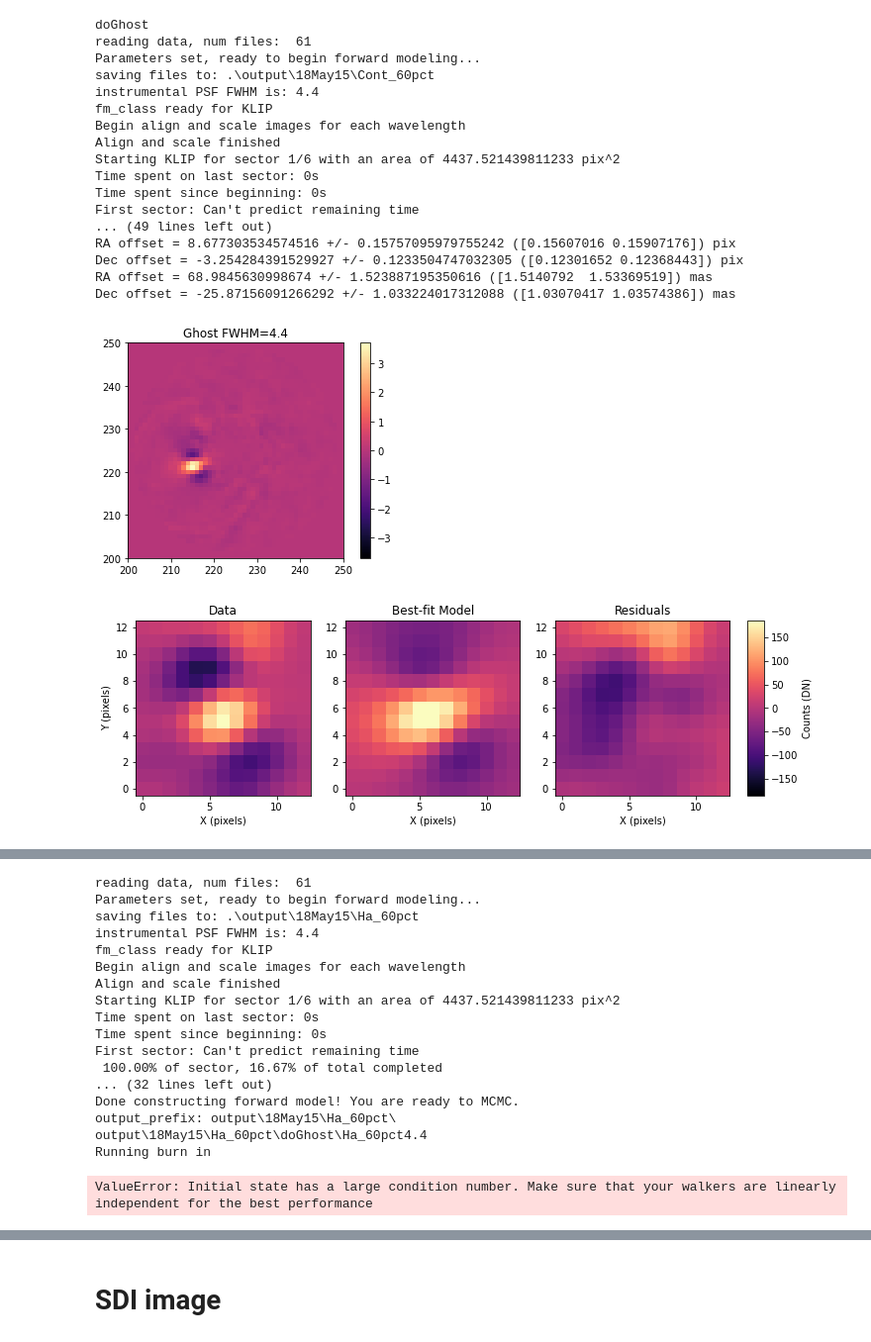
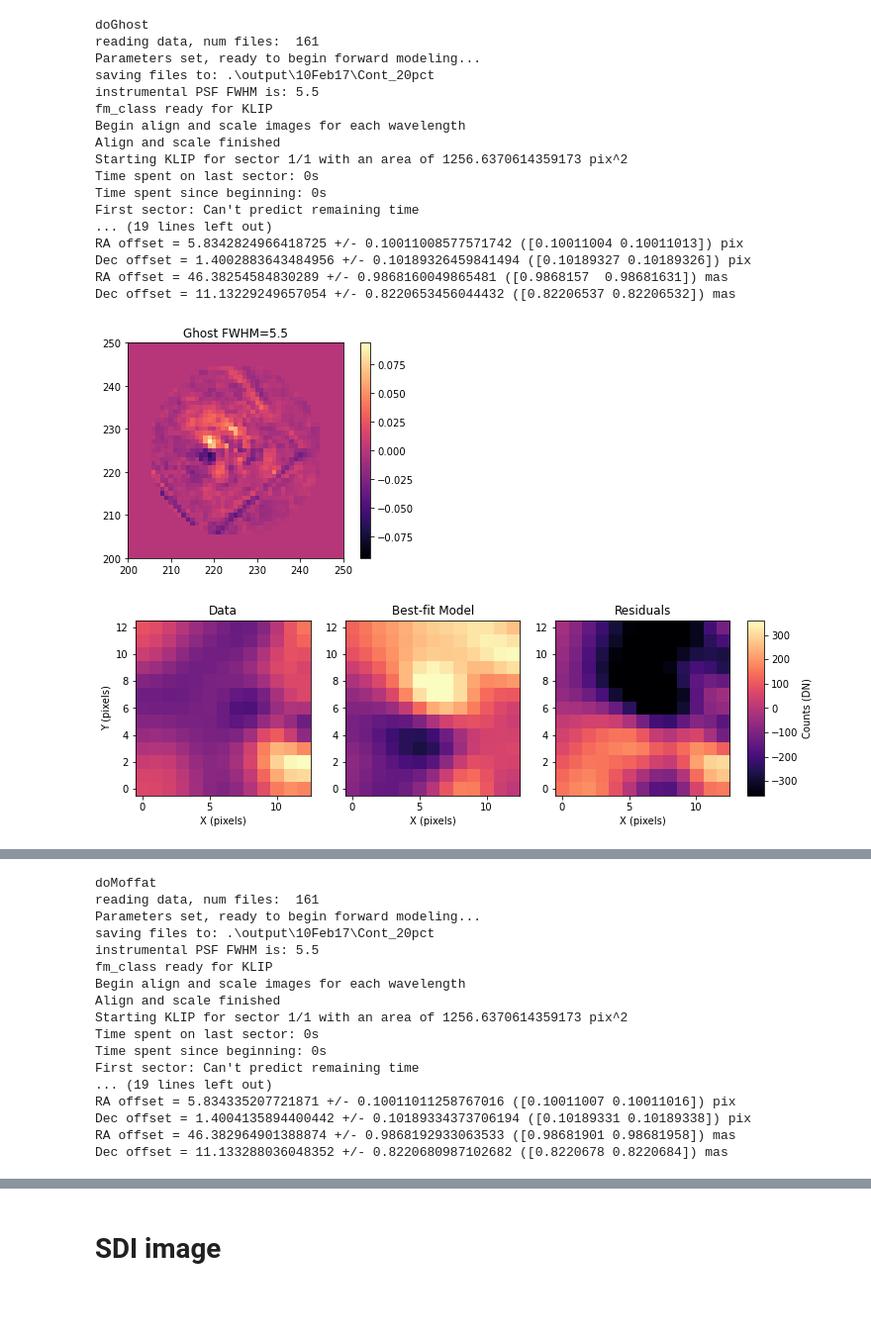
Before and after one commit to wbalmer/diskShapers, a Jupyter notebook: forwardModel/fm_solution.ipynb, the cells around one changed output, grey strips where cells are left out. Shown: that part at 99% size. Drawn from its saved outputs; the diff is of its cells as text; code cells hidden in the pictures; blank space fills up the shorter version.

```diff
--- a/forwardModel/fm_solution.ipynb
+++ b/forwardModel/fm_solution.ipynb
@@ -42,14 +42,14 @@ pa_offset=-0.497
 pa_uncertainty=0.192
 # %%
 # loop inputs
-date = '18May15'  # str(input('enter date in format ##Month##: '))
-fwhm = 4.4  # float(input('enter dataset fwhm: '))
+date = '10Feb17'  # str(input('enter date in format ##Month##: '))
+fwhm = 5.5  # float(input('enter dataset fwhm: '))
 ann1 = 0  # int(input('enter IWA: '))
-ann2 = 24  # int(input('enter OWA: '))
-sep = 10  # int(input('enter sep: '))
-pa = 110  # int(input('enter pa: '))
+ann2 = 20  # int(input('enter OWA: '))
+sep = 6  # int(input('enter sep: '))
+pa = 77  # int(input('enter pa: '))
 
-prefixes = ['Cont_60pct', 'Ha_60pct']#
+prefixes = ['Cont_20pct']#, 'Ha_20pct']#
 psfplans = [['doGhost', fwhm], ['doMoffat', fwhm],
             ['doGaussian', fwhm]]#, ['doGs', fwhm]]
 residuals = []
@@ -149,9 +147,9 @@ for instpsf in psfplans:
     KLmode = 50
     numbasis = KLmode
     contrast = 1e-2
-    an = 6#[ann1, ann2]
+    an = [ann1, ann2]
     an2 = [ann1, ann2]
-    move = 1
+    move = 2
     scale = 1
     smooth = 1
 
@@ -215,7 +213,7 @@ for instpsf in psfplans:
         # set some boundaries for your MCMC
         x_range = 2.5  # in pixels, anywhere from 1.5-5 is reasonable
         y_range = 2.5  # same as x
-        flux_range = [10,100] # flux can vary by an order of magnitude
+        flux_range = [10,1000] # flux can vary by an order of magnitude
         corr_len_range = 3  # between 0.3 and 30
 
         # and finally some parameters for the MCMC run
@@ -267,41 +265,41 @@ for instpsf in psfplans:
         # set bounds based on given boundaries
         fma.set_bounds(x_range, y_range, flux_range, [corr_len_range])
 
         t0 = time.time()
 
         # run MCMC fit
         fma.fit_astrometry(nwalkers=nwalkers, nburn=nburn, nsteps=nsteps, numthreads=cores, chain_output=pklout)
 
         t1 = time.time()
         print("time taken: ", str(np.round(t1-t0)), " seconds")
 
         fma.propogate_errs(star_center_err=0.1, platescale=platescale, platescale_err=platescale_err, pa_offset=pa_offset, pa_uncertainty=pa_uncertainty)
         # And third is the model comparison and residuals
         fig, resids = fma.best_fit_and_residuals()
         plt.savefig(output_prefix+'_BKA_residuals'+PSFpath.replace('do',str(FWHM))+'.png', transparent=True, dpi=300)
         plt.show()
         fig = fma.make_corner_plot()
         plt.savefig(output_prefix+'_BKA_corner'+PSFpath.replace('do',str(FWHM))+'.png', transparent=True, dpi=300)
         plt.show()
 
         residuals.append(resids)
 # %% [output]
 doGhost
-reading data, num files:  61
+reading data, num files:  161
 Parameters set, ready to begin forward modeling...
-saving files to: .\output\18May15\Cont_60pct
-instrumental PSF FWHM is: 4.4
+saving files to: .\output\10Feb17\Cont_20pct
+instrumental PSF FWHM is: 5.5
 fm_class ready for KLIP
 Begin align and scale images for each wavelength
 Align and scale finished
-Starting KLIP for sector 1/6 with an area of 4437.521439811233 pix^2
+Starting KLIP for sector 1/1 with an area of 1256.6370614359173 pix^2
 Time spent on last sector: 0s
 Time spent since beginning: 0s
 First sector: Can't predict remaining time
-... (49 lines left out)
-RA offset = 8.677303534574516 +/- 0.15757095979755242 ([0.15607016 0.15907176]) pix
-Dec offset = -3.254284391529927 +/- 0.1233504747032305 ([0.12301652 0.12368443]) pix
-RA offset = 68.9845630998674 +/- 1.523887195350616 ([1.5140792  1.53369519]) mas
-Dec offset = -25.87156091266292 +/- 1.033224017312088 ([1.03070417 1.03574386]) mas
+... (19 lines left out)
+RA offset = 5.8342824966418725 +/- 0.10011008577571742 ([0.10011004 0.10011013]) pix
+Dec offset = 1.4002883643484956 +/- 0.10189326459841494 ([0.10189327 0.10189326]) pix
+RA offset = 46.38254584830289 +/- 0.9868160049865481 ([0.9868157  0.98681631]) mas
+Dec offset = 11.13229249657054 +/- 0.8220653456044432 ([0.82206537 0.82206532]) mas
-[figure, old version]
+[figure, new version]
-[figure, old version]
+[figure, new version]
@@ -309,18 +313,17 @@ Dec offset = -25.87156091266292 +/- 1.033224017312088 ([1.03070417 1.03574386])
-reading data, num files:  61
-Parameters set, ready to begin forward modeling...
-saving files to: .\output\18May15\Ha_60pct
-instrumental PSF FWHM is: 4.4
-fm_class ready for KLIP
-Begin align and scale images for each wavelength
-Align and scale finished
-Starting KLIP for sector 1/6 with an area of 4437.521439811233 pix^2
-Time spent on last sector: 0s
-Time spent since beginning: 0s
-First sector: Can't predict remaining time
- 100.00% of sector, 16.67% of total completed
-... (32 lines left out)
-Done constructing forward model! You are ready to MCMC.
-output_prefix: output\18May15\Ha_60pct\
-output\18May15\Ha_60pct\doGhost\Ha_60pct4.4
-Running burn in
-ValueError: Initial state has a large condition number. Make sure that your walkers are linearly independent for the best performance
+doMoffat
+reading data, num files:  161
+Parameters set, ready to begin forward modeling...
+saving files to: .\output\10Feb17\Cont_20pct
+instrumental PSF FWHM is: 5.5
+fm_class ready for KLIP
+Begin align and scale images for each wavelength
+Align and scale finished
+Starting KLIP for sector 1/1 with an area of 1256.6370614359173 pix^2
+Time spent on last sector: 0s
+Time spent since beginning: 0s
+First sector: Can't predict remaining time
+... (19 lines left out)
+RA offset = 5.834335207721871 +/- 0.10011011258767016 ([0.10011007 0.10011016]) pix
+Dec offset = 1.4004135894400442 +/- 0.10189334373706194 ([0.10189331 0.10189338]) pix
+RA offset = 46.382964901388874 +/- 0.9868192933063533 ([0.98681901 0.98681958]) mas
+Dec offset = 11.133288036048352 +/- 0.8220680987102682 ([0.8220678 0.8220684]) mas
```
Also changed, not shown: parts of 8 cells of this notebook, 7 other files.
